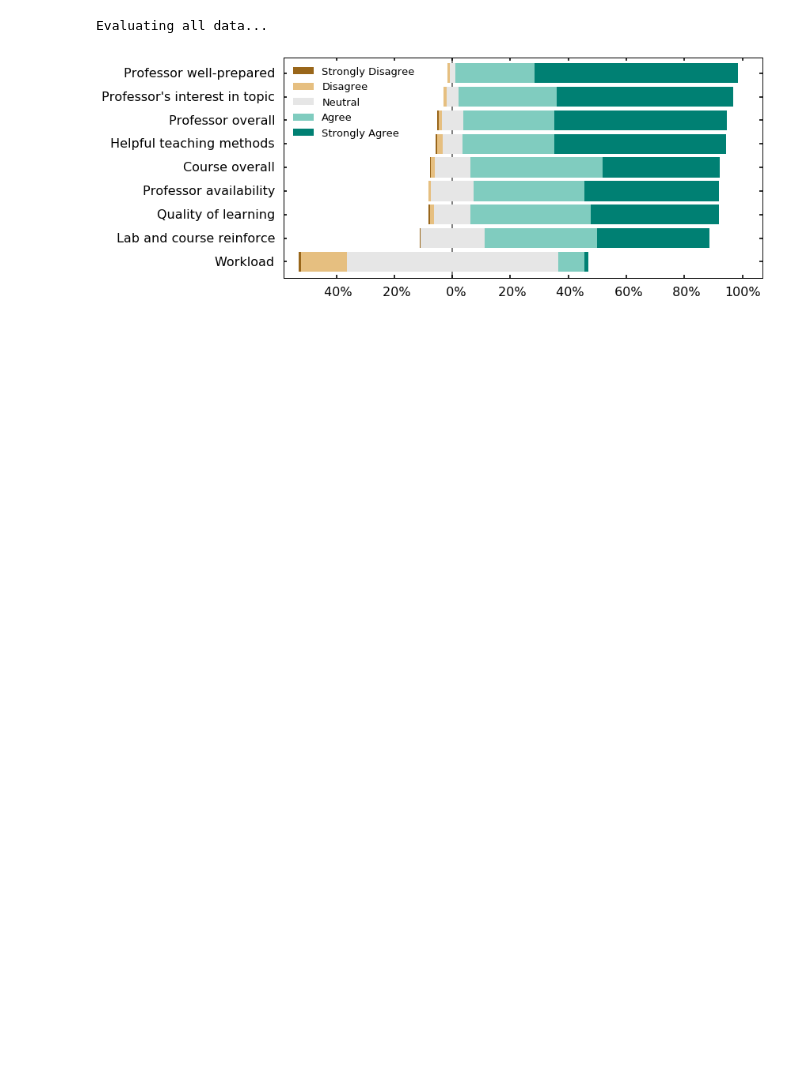
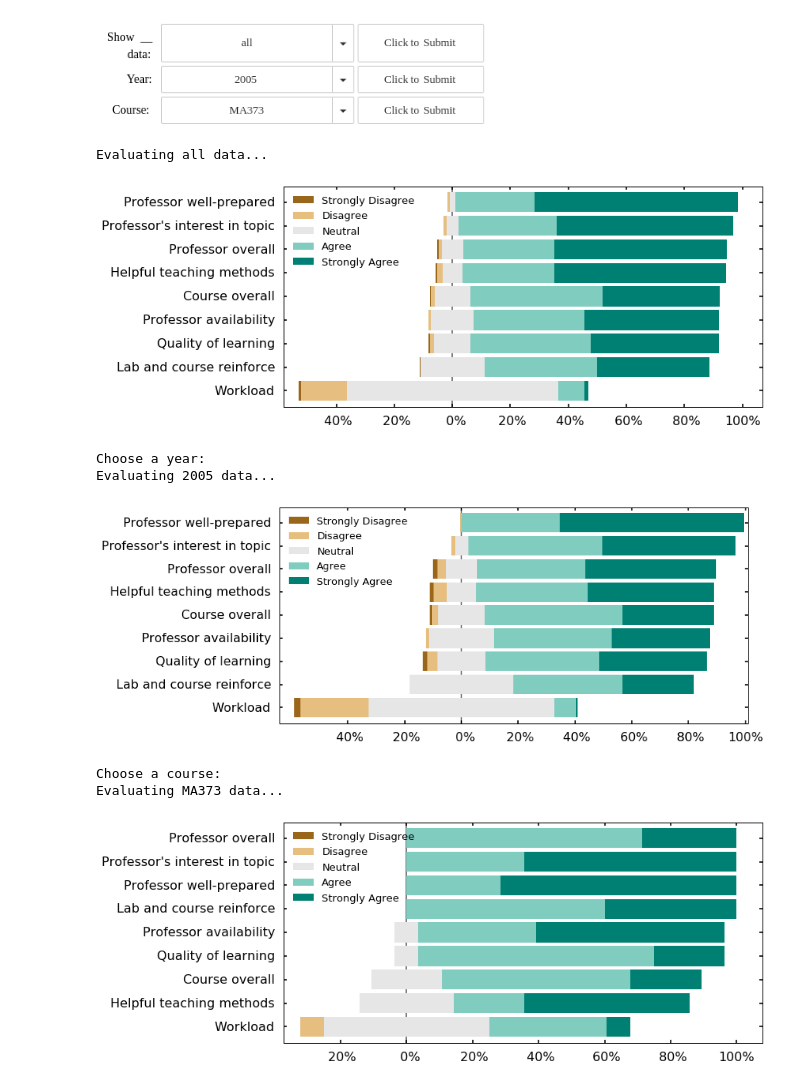
Before and after one commit to addyahyah/Big-Data-MVP, a Jupyter notebook: Teacher_Eval_Analysis/Course Evaluation Data Dashboard.ipynb, the cells around one changed output. Cells and saved outputs as stored; diff of their text form; code cells hidden in the pictures; blank space fills up the shorter version.

Commit message:
updated main dashboard and added modules

```diff
--- a/Teacher_Eval_Analysis/Course Evaluation Data Dashboard.ipynb
+++ b/Teacher_Eval_Analysis/Course Evaluation Data Dashboard.ipynb
@@ -40,0 +35,3 @@ from IPython.display import display
+# %%
+data = pd.DataFrame.from_csv(filename,index_col=None)
+data = data[data.QUESTION_NO < 4] # removing non-typical evaluation questions
@@ -41,18 +55,51 @@ from IPython.display import display
+# %%
+year_options = data['SURVEY_NAME'].str.split('_').str[1].str[:4].unique().tolist() # get years
+years = widgets.Dropdown(options=year_options,description='Year:')
+
+def yearly_option_selected():
+    print('Choose a year:')
+    year_b = widgets.Button(description="Click to Submit")
+    year_b.on_click(year_selected)
+    container = widgets.HBox(children=[years,year_b])
+    display(container)
+
+def year_selected(clicked):
+    year = years.value
+    print('Evaluating ' + year + ' data...')
+    nb_kwargs = {"data": "pd.DataFrame.from_csv('" + filename + "',index_col=None)",
+                 "year": "'" + year + "'"}
+    run_notebook('yearly_data_analysis.ipynb',nb_kwargs=nb_kwargs)
 # %%
-w = widgets.Dropdown(
+d = widgets.Dropdown(
     options=['all','yearly','by-course'],
     description='Show __ data:',
 )
 
-button = widgets.Button(description="Click to Submit")
-def on_button_clicked(b):
-    print('Evaluating ' + w.value + ' data...')
-    execute_notebook(w.value + '_data_analysis.ipynb')
+def on_button_clicked(clicked):
+    choice = d.value
+    if choice == 'all':
+        print('Evaluating all data...')
+        nb_kwargs = {"data": "pd.DataFrame.from_csv('" + filename + "',index_col=None)"}
+        run_notebook('all_data_analysis.ipynb',nb_kwargs=nb_kwargs)
 
-button.on_click(on_button_clicked)
+    if choice == 'yearly':
+        yearly_option_selected()
 
-container = widgets.HBox(children=[w,button])
+    if choice == 'by-course':
+        coursely_option_selected()
+
+main_b = widgets.Button(description="Click to Submit")
+main_b.on_click(on_button_clicked)
+
+container = widgets.HBox(children=[d,main_b])
 display(container)
 # %% [output]
+[figure, new version]
 Evaluating all data...
-[figure, old version]
+[figure, added]
+Choose a year:
+Evaluating 2005 data...
+[figure, added]
+Choose a course:
+Evaluating MA373 data...
+[figure, added]
```
Also changed, not shown: parts of 7 cells of this notebook, 5 other files.
